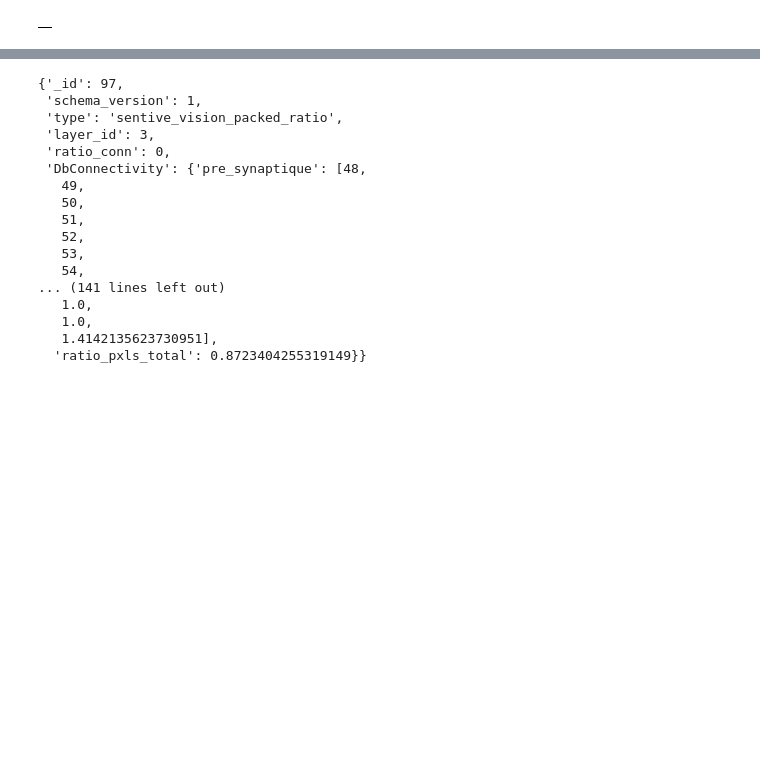
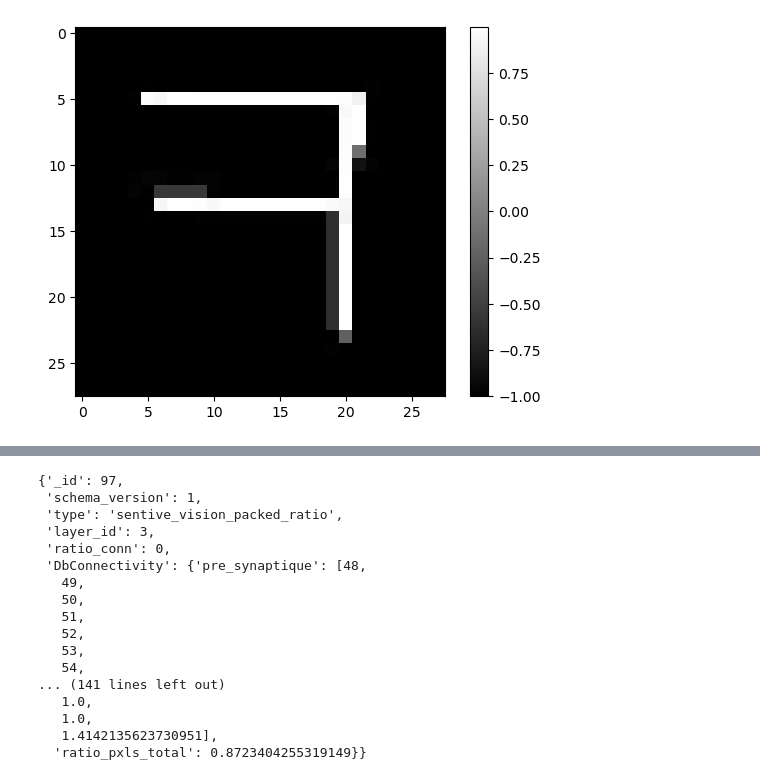
Before and after one commit to oliviermanette/Sentive-One-Shot-Learning-Omniglot, a Jupyter notebook: sandbox metadl/test_5.ipynb, the cells around one changed output, grey strips where cells are left out. Drawn from its saved outputs; the diff is of its cells as text; code cells hidden in the pictures; blank space fills up the shorter version.

```diff
--- a/sandbox metadl/test_5.ipynb
+++ b/sandbox metadl/test_5.ipynb
@@ -83,4 +93,11 @@ B[1]
-# %%
-B[2]
-# %% [output]
-|  |
+# %%
+# Afficher la matrice à l'aide de la fonction imshow()
+plt.imshow(test[1][:,:,0], cmap='gray')
+
+# Ajouter une barre de couleurs pour visualiser la plage de valeurs
+plt.colorbar()
+
+# Afficher le graphique
+plt.show()
+# %% [output]
+[figure, added]
```
Also changed, not shown: parts of 7 cells of this notebook, 4 other files.
